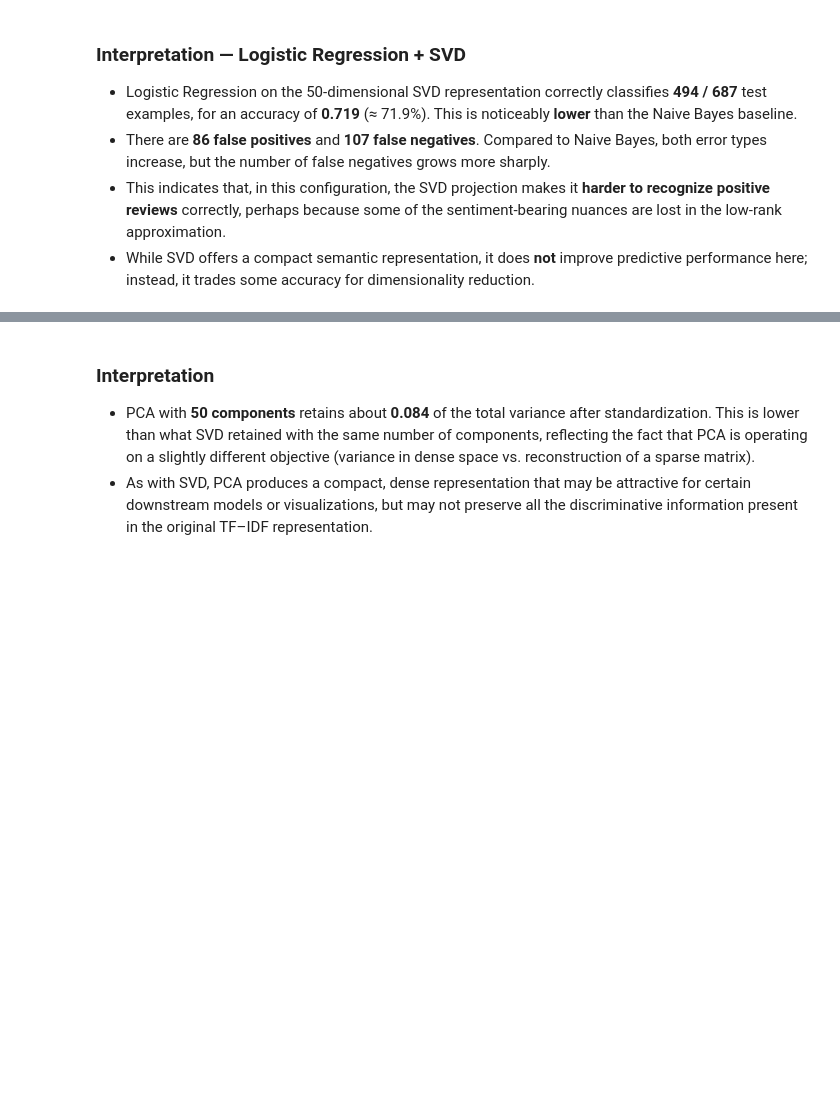
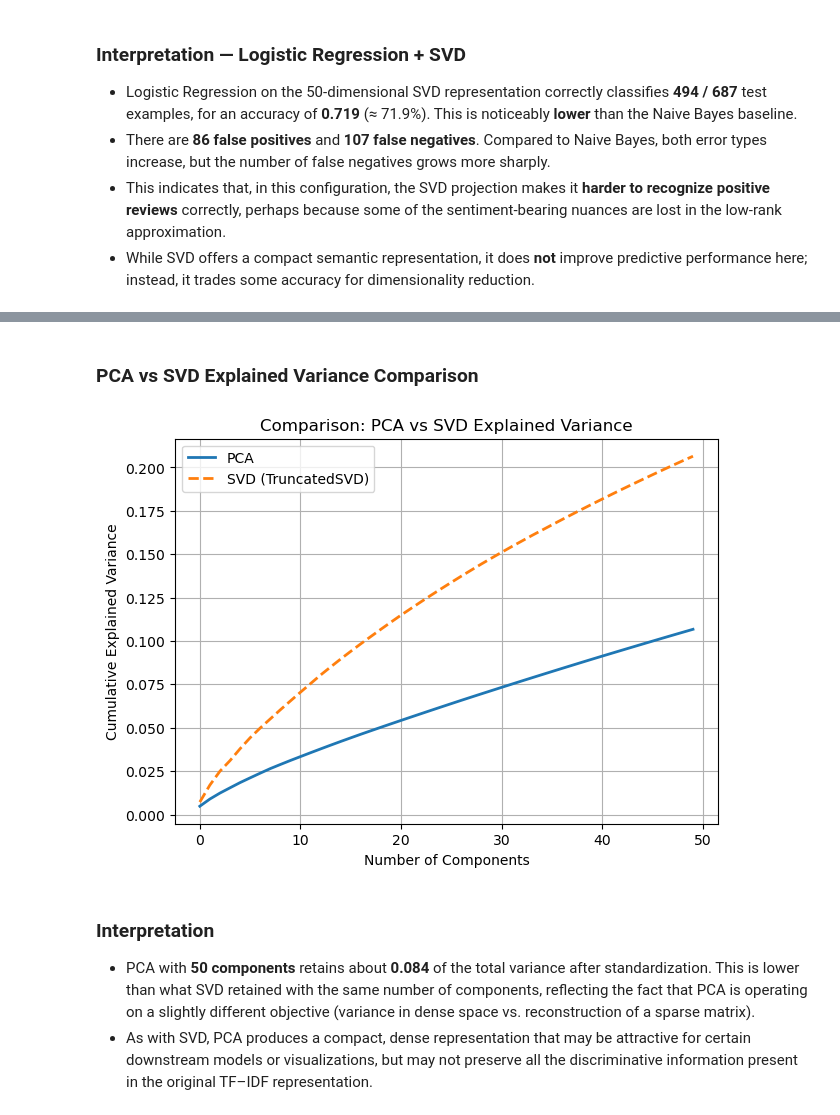
Before and after one commit to Andrew-Silveira-5077086/SentimentLabelledSentences-FinalProject, a Jupyter notebook: GroupProject-Final.ipynb, the cells around one changed output, grey strips where cells are left out. Drawn from its saved outputs; the diff is of its cells as text; code cells hidden in the pictures; blank space fills up the shorter version.

```diff
--- a/GroupProject-Final.ipynb
+++ b/GroupProject-Final.ipynb
@@ -487,3 +531,20 @@ Total explained variance: 0.107
+# %% [markdown]
+### PCA vs SVD Explained Variance Comparison
+# %%
+# Compare PCA and SVD cumulative explained variance
+cum_var_svd = np.cumsum(svd.explained_variance_ratio_)
+
+plt.figure(figsize=(7,5))
+plt.plot(cum_var_pca, label="PCA", linewidth=2)
+plt.plot(cum_var_svd, label="SVD (TruncatedSVD)", linestyle='--', linewidth=2)
+plt.xlabel("Number of Components")
+plt.ylabel("Cumulative Explained Variance")
+plt.title("Comparison: PCA vs SVD Explained Variance")
+plt.legend()
+plt.grid(True)
+plt.show()
+# %% [output]
+[figure, added]
 # %% [markdown]
 ### Interpretation
 
```
Also changed, not shown: parts of 8 cells of this notebook.
